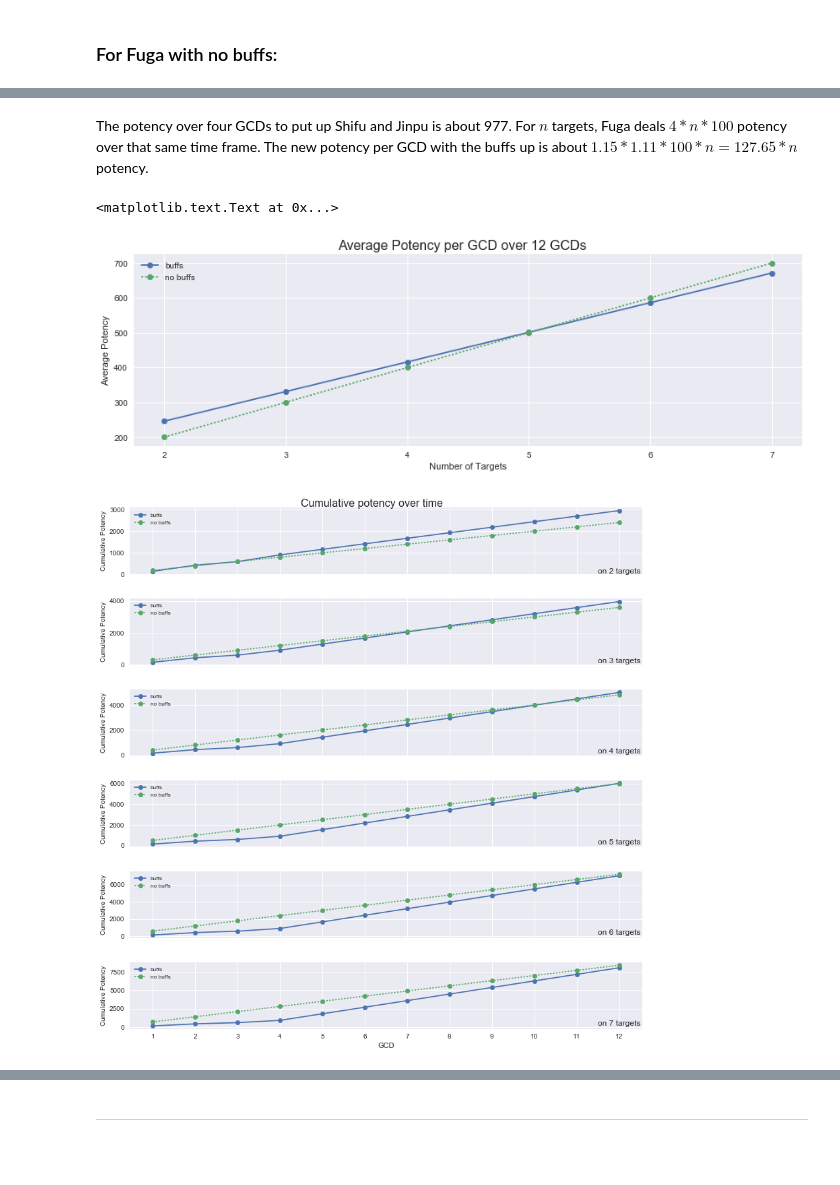
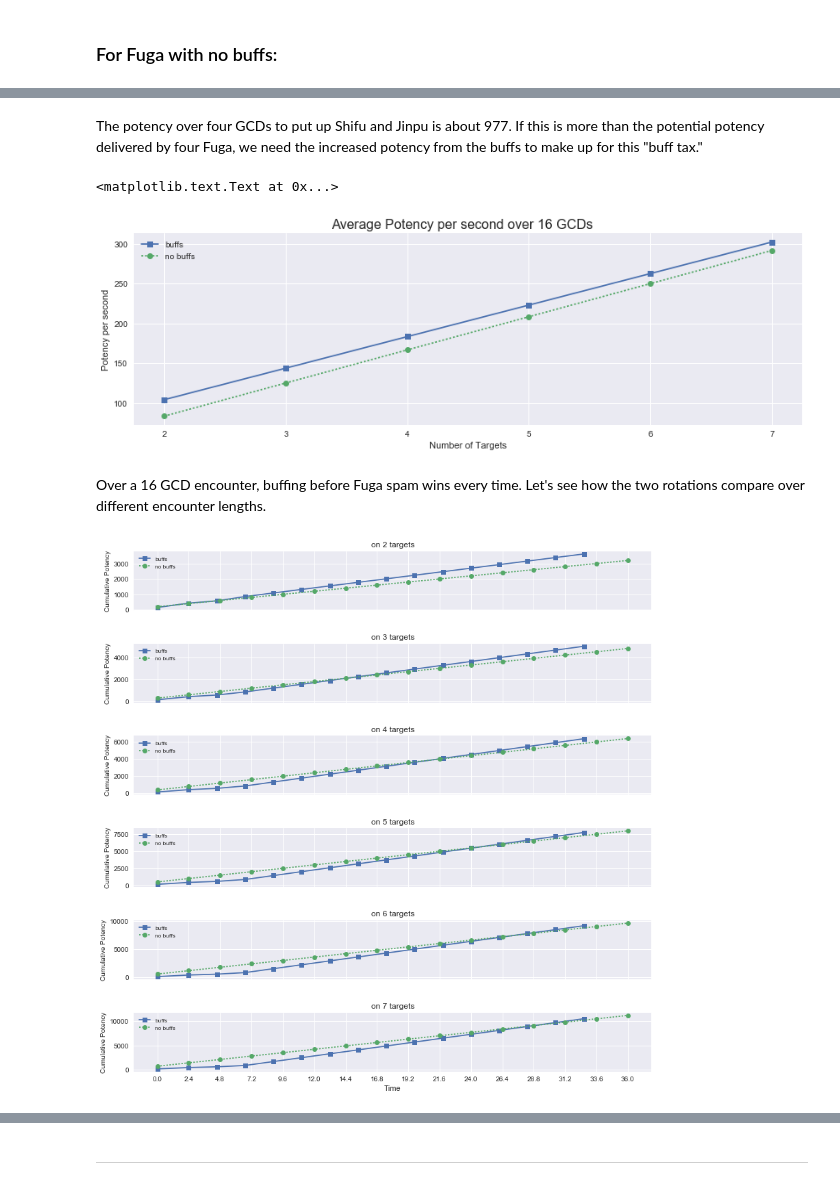
Before and after one commit to rconcep/ffxiv, a Jupyter notebook: sam-by-the-numbers.ipynb, the cells around one changed output, grey strips where cells are left out. Drawn from its saved outputs; the diff is of its cells as text; code cells hidden in the pictures; blank space fills up the shorter version.

```diff
--- a/sam-by-the-numbers.ipynb
+++ b/sam-by-the-numbers.ipynb
@@ -92,7 +91,6 @@ sam = Samurai()
 actions = [('Hakaze'), ('Shifu'), ('Hakaze'), ('Jinpu'),
            ('Hakaze'), ('Shifu'), ('Hakaze'), ('Jinpu')]
 # %%
-df2, average_potency = sam.parse_rotation(actions)
+df2, average_potency, pps = sam.parse_rotation(actions)
 display(df2)
-print 'average potency per GCD =', average_potency
 # %% [output]
@@ -122,7 +121,7 @@ Napkin math says that Fuga should do more potency per GCD for three or more targ
 ### For Fuga with buffs:
 # %%
 dfs_buff = []
-avg_buff = []
+pps_buff = []
 labels = []
 
 n_target_range = range(2, 8)
@@ -132,10 +131,14 @@ for n_targets in n_target_range:
 
     actions = [('Hakaze'), ('Shifu'), ('Hakaze'), ('Jinpu'),
                ('Fuga'), ('Fuga'), ('Fuga'), ('Fuga'),
+               ('Fuga'), ('Fuga'), ('Fuga'), ('Fuga'),
                ('Fuga'), ('Fuga'), ('Fuga'), ('Fuga')]
 
-    df_temp, average_potency = sam.parse_rotation(actions, n_targets=n_targets)
+    print('number of targets = %s' % n_targets)
+    df_temp, average_potency, pps = sam.parse_rotation(actions, n_targets=n_targets)
     dfs_buff.append(df_temp)
-    avg_buff.append(average_potency)
+    pps_buff.append(pps)
 
     labels.append('%s targets' % n_targets)
+
+    print('\n')
@@ -147,7 +168,7 @@ compare_n_potencies(dfs_buff, labels)
 ### For Fuga with no buffs:
 # %%
 dfs_no_buff = []
-avg_no_buff = []
+pps_no_buff = []
 labels = []
 
 for n_targets in n_target_range:
@@ -155,10 +176,14 @@ for n_targets in n_target_range:
 
     actions = [('Fuga'), ('Fuga'), ('Fuga'), ('Fuga'),
                ('Fuga'), ('Fuga'), ('Fuga'), ('Fuga'),
+               ('Fuga'), ('Fuga'), ('Fuga'), ('Fuga'),
                ('Fuga'), ('Fuga'), ('Fuga'), ('Fuga')]
 
-    df_temp, average_potency = sam.parse_rotation(actions, n_targets=n_targets)
+    print('number of targets = %s' % n_targets)
+    df_temp, average_potency, pps = sam.parse_rotation(actions, n_targets=n_targets)
     dfs_no_buff.append(df_temp)
-    avg_no_buff.append(average_potency)
+    pps_no_buff.append(pps)
 
     labels.append('%s targets' % n_targets)
+
+    print('\n')
@@ -169,40 +212,43 @@ compare_n_potencies(dfs_no_buff, labels)
-# %% [markdown]
-The potency over four GCDs to put up Shifu and Jinpu is about 977. For $n$ targets, Fuga deals $4*n*100$ potency over that same time frame. The new potency per GCD with the buffs up is about $1.15*1.11*100*n=127.65*n$ potency.
+# %% [markdown]
+The potency over four GCDs to put up Shifu and Jinpu is about 977. If this is more than the potential potency delivered by four Fuga, we need the increased potency from the buffs to make up for this "buff tax."
 # %%
 fig, axes = plt.subplots(nrows=1, ncols=1, sharex=True, figsize=(12,4))
 fig.tight_layout(pad=2)
 
-axes.plot(n_target_range, avg_buff, '-o', label='buffs')
-axes.plot(n_target_range, avg_no_buff, ':o', label='no buffs')
-axes.set_ylabel('Average Potency')
+axes.plot(n_target_range, pps_buff, '-s', label='buffs')
+axes.plot(n_target_range, pps_no_buff, ':o', label='no buffs')
+axes.set_ylabel('Potency per second')
 axes.set_xlabel('Number of Targets')
 axes.legend(loc='upper left', framealpha=0.5)
 
-fig.suptitle('Average Potency per GCD over %s GCDs' % len(actions))
+fig.suptitle('Average Potency per second over %s GCDs' % len(actions))
 # %% [output]
 <matplotlib.text.Text at 0x...>
-[figure, old version]
+[figure, new version]
+# %% [markdown]
+Over a 16 GCD encounter, buffing before Fuga spam wins every time. Let's see how the two rotations compare over different encounter lengths.
 # %%
 fig, axes = plt.subplots(nrows=len(dfs_buff), ncols=1, sharex=True, figsize=(12,12))
 fig.tight_layout(pad=2)
 
-for k, df in enumerate(dfs_buff):
+for k, _ in enumerate(dfs_buff):
     ax = axes[k]
 
-    xlocs = np.arange(len(dfs_buff[0]))+1
-    ax.plot(xlocs, df['Total Potency'], '-o', label='buffs')
+    xlocs = dfs_buff[k]['Time']
+    ax.plot(xlocs, dfs_buff[k]['Total Potency'], '-s', label='buffs')
+
+    xlocs = dfs_no_buff[k]['Time']
     ax.plot(xlocs, dfs_no_buff[k]['Total Potency'], ':o', label='no buffs')
 
     ax.set_ylabel('Cumulative Potency', fontsize=10)
-    axes[-1].set_xlabel('GCD')
+    axes[-1].set_xlabel('Time')
 
     axes[-1].set_xticks(xlocs)
     ax.legend(loc='upper left', framealpha=0.5, prop={'size': 'small'})
 
-    ax.text(len(dfs_buff[0])+0.5, 0.01, 'on %s targets' % n_target_range[k], ha='right', va='bottom', fontsize=12)
+    ax.set_title('on %s targets' % n_target_range[k])
 
-fig.suptitle('Cumulative potency over time')
 fig.tight_layout(pad=3)
 # %% [output]
-[figure, old version]
+[figure, new version]
 # %% [markdown]
```
Also changed, not shown: parts of 60 cells of this notebook, 3 other files.
